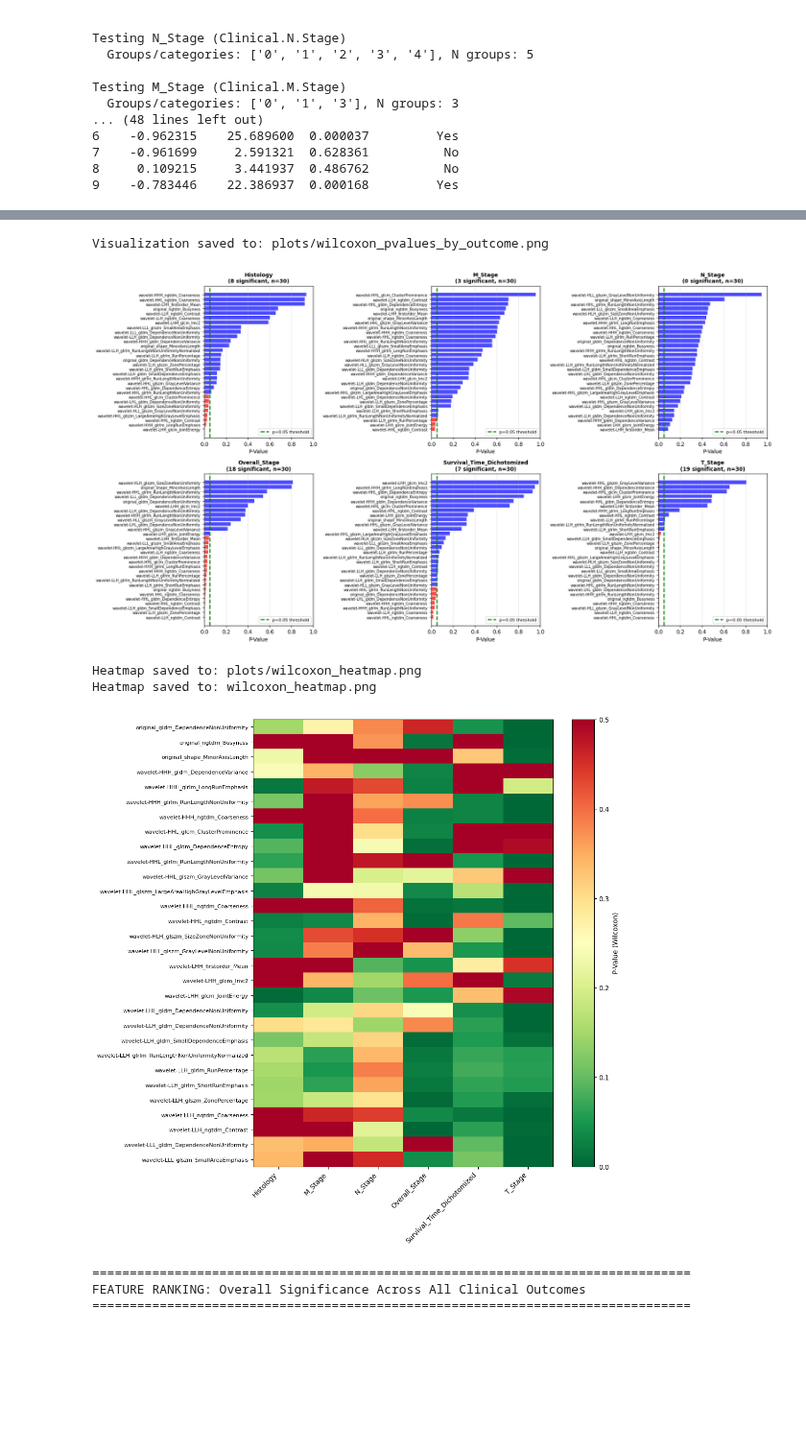
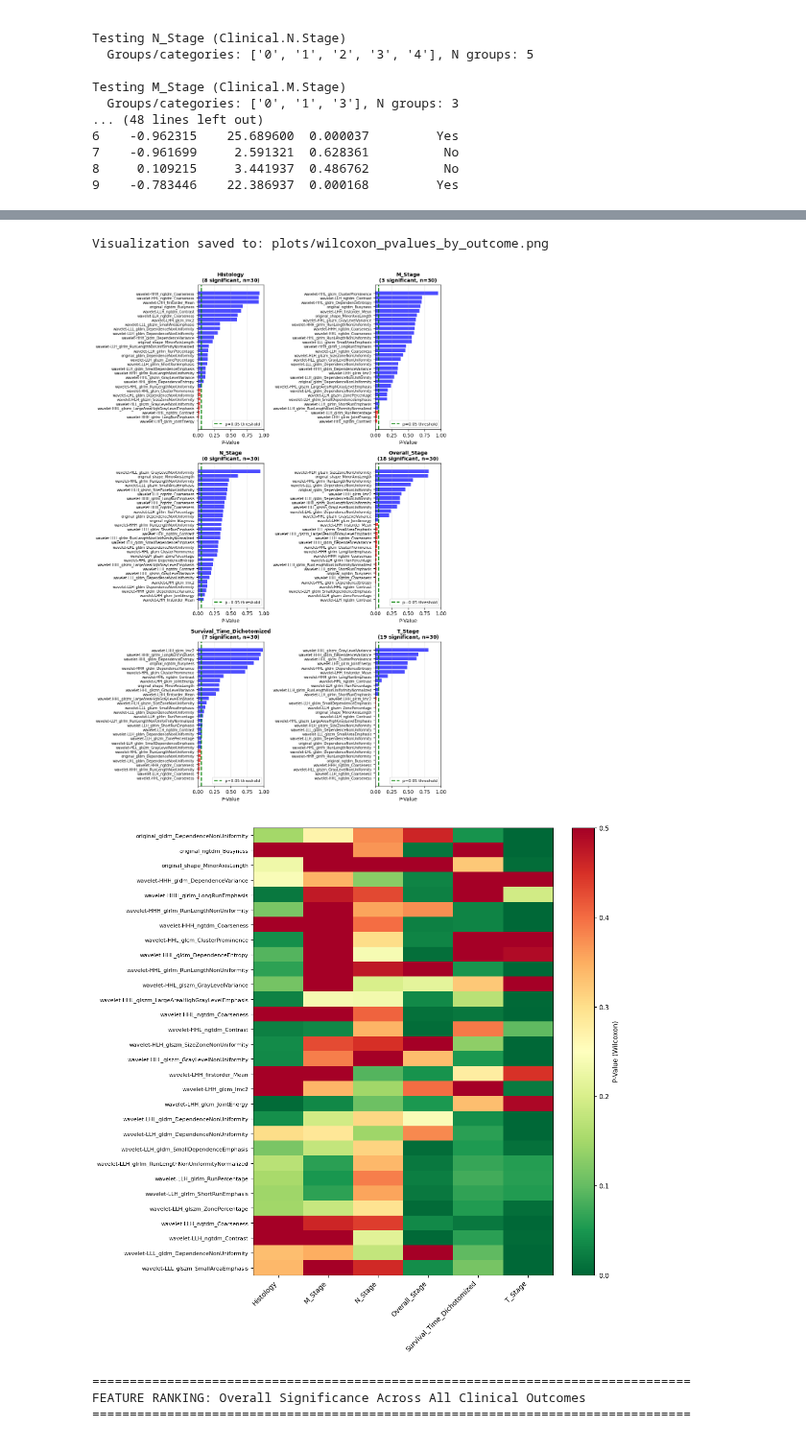
Before and after one commit to aaronma300604/tfg-CTDataAnalysis, a Jupyter notebook: feature_selection.ipynb, the cells around one changed output, grey strips where cells are left out. Shown at 96% size. Saved outputs shown, nothing was run; the diff lists cells and outputs as text; code cells hidden in the pictures; blank space fills up the shorter version.

```diff
--- a/feature_selection.ipynb
+++ b/feature_selection.ipynb
@@ -85,8 +81,7 @@ Data types of outcomes:
 "For the prediction models of survival outcomes, each continuous variable was transformed into a dichotomous set using the cutoff with the most significant survival difference determined by the “survMisc” package as a previous study reported"
 # %%
 
-# Function to find optimal cutoff for continuous survival data using log-rank test
-def find_optimal_survival_cutoff(data, survival_col, event_col=None):
+def find_optimal_survival_cutoff(data, survival_col):
     """
     Find optimal cutoff for survival time that maximizes survival difference (Mann-Whitney U test)
     """
@@ -319,12 +309,11 @@ SIGNIFICANT CORRELATIONS (p < 0.05)
     - wavelet-LHH_glcm_Imc2: p = 0.020708
 # %%
 
-# Create visualization of p-values by clinical outcome
 import matplotlib.pyplot as plt
 
 # Calculate number of plots needed
 n_outcomes = len(outcomes_to_test)
-fig, axes = plt.subplots(2, 3, figsize=(18, 10))
+fig, axes = plt.subplots(3, 2, figsize=(10, 15))
 axes = axes.flatten()
 
 for idx, outcome in enumerate(sorted(outcomes_to_test.keys())):
@@ -358,40 +347,35 @@ for idx in range(n_outcomes, len(axes)):
 plt.tight_layout()
 import os
 os.makedirs('plots', exist_ok=True)
 plt.savefig('plots/wilcoxon_pvalues_by_outcome.png', dpi=300, bbox_inches='tight')
 print("Visualization saved to: plots/wilcoxon_pvalues_by_outcome.png")
 plt.show()
 
 # Create a heatmap-style visualization
 fig, ax = plt.subplots(figsize=(10, 12))
 
 # Pivot data for heatmap
 pivot_data = results_df.pivot_table(values='P_Value', index='Feature', columns='Clinical_Outcome', aggfunc='min')
 
 # Create heatmap
 im = ax.imshow(pivot_data.values, cmap='RdYlGn_r', aspect='auto', vmin=0, vmax=0.5)
 
 # Set ticks and labels
 ax.set_xticks(range(len(pivot_data.columns)))
 ax.set_yticks(range(len(pivot_data.index)))
 ax.set_xticklabels(pivot_data.columns, rotation=45, ha='right')
 ax.set_yticklabels(pivot_data.index, fontsize=8)
 
 # Add colorbar
 cbar = plt.colorbar(im, ax=ax)
 cbar.set_label('P-Value (Wilcoxon)')
 
-plt.savefig('plots/wilcoxon_heatmap.png', dpi=300, bbox_inches='tight')
-print("Heatmap saved to: plots/wilcoxon_heatmap.png")
-plt.savefig('wilcoxon_heatmap.png', dpi=300, bbox_inches='tight')
-print("Heatmap saved to: wilcoxon_heatmap.png")
+
 
 plt.show()
 # %% [output]
 Visualization saved to: plots/wilcoxon_pvalues_by_outcome.png
-[figure, old version]
+[figure, new version]
-Heatmap saved to: plots/wilcoxon_heatmap.png
-Heatmap saved to: wilcoxon_heatmap.png
 [figure]
 # %%
 
```
Also changed, not shown: parts of 6 cells of this notebook, 8 other files.
